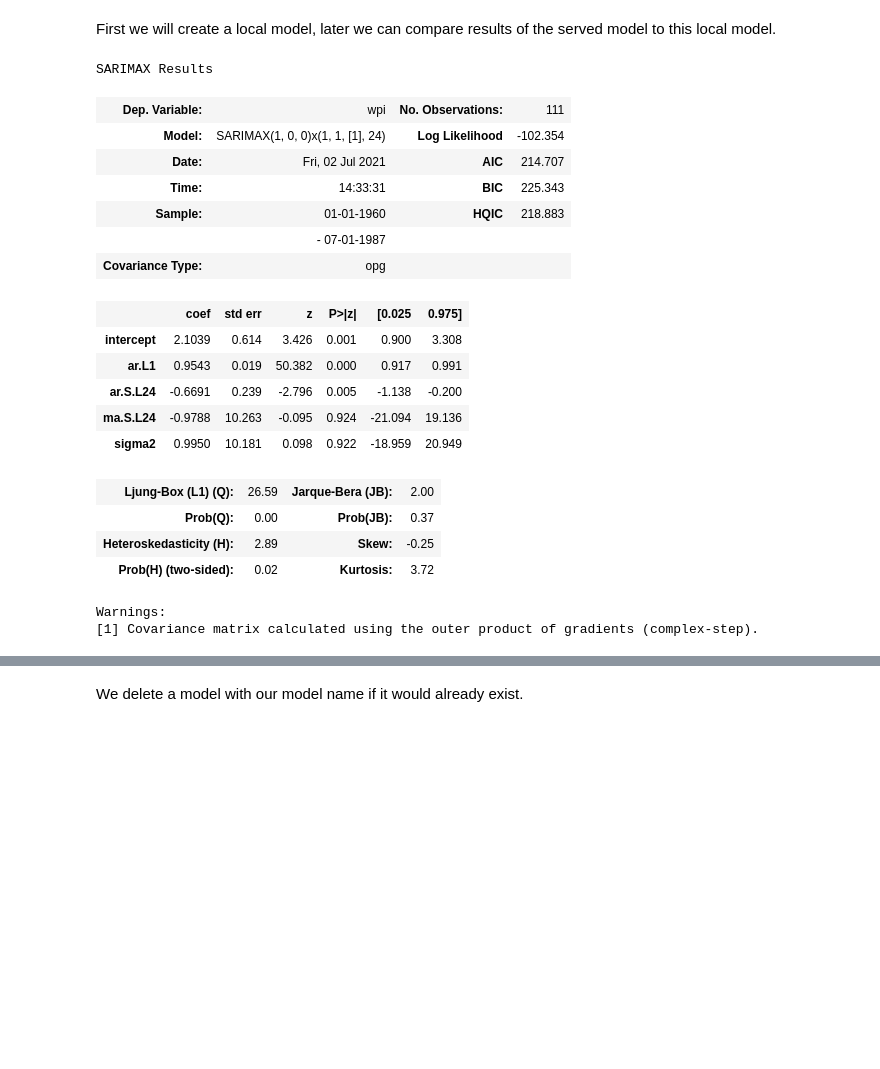
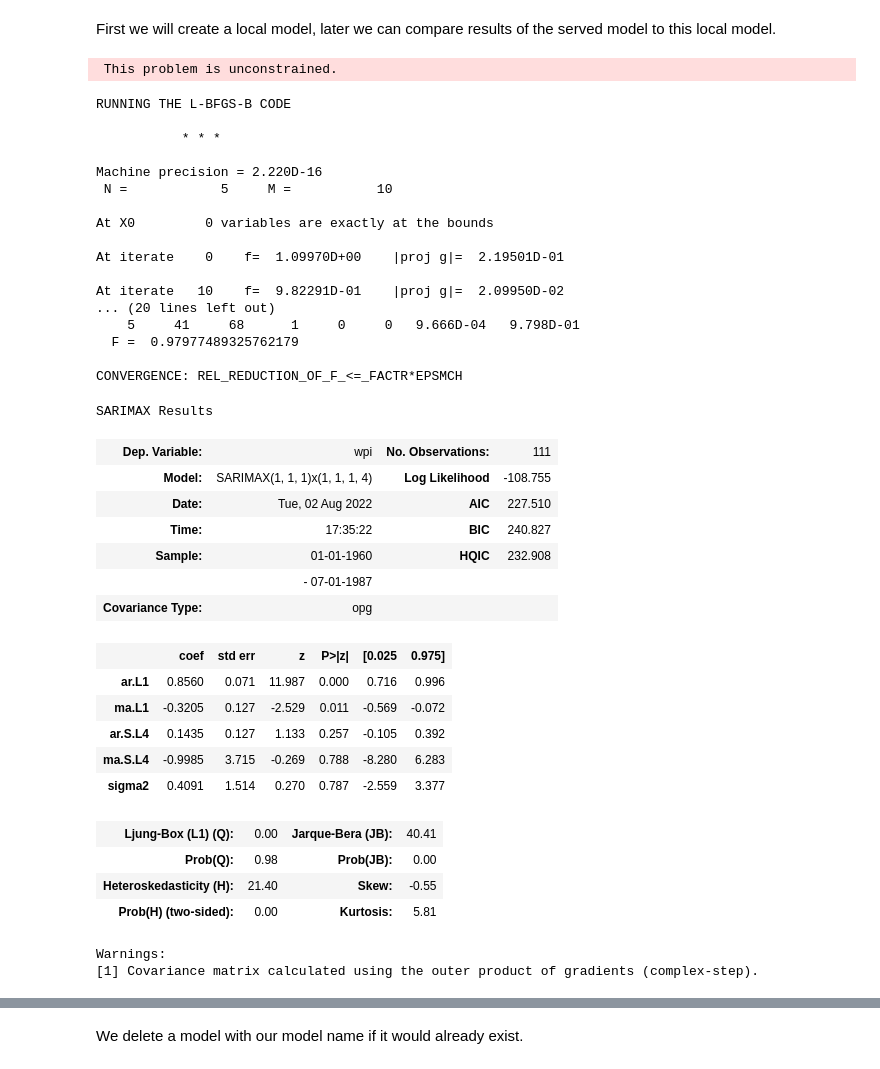
Before and after one commit to waylayio/demo-general, a Jupyter notebook: byoml/SARIMA.ipynb, the cells around one changed output, grey strips where cells are left out. Drawn from its saved outputs; the diff is of its cells as text; code cells hidden in the pictures; blank space fills up the shorter version.

```diff
--- a/byoml/SARIMA.ipynb
+++ b/byoml/SARIMA.ipynb
@@ -13,7 +15,10 @@ from requests.auth import HTTPBasicAuth
 
 from io import BytesIO
 # %%
-wpi1 = requests.get('http://www.stata-press.com/data/r12/wpi1.dta').content
+wpi1 = httpx.get('https://www.stata-press.com/data/r17/wpi1.dta').content
 data = pd.read_stata(BytesIO(wpi1))
 data.index = data.t
+# set quarter index frequency: not necessary, but suppresses warnings
+data.index.freq='QS'
+
 data = data[['wpi']]
@@ -69,31 +52,47 @@ First we will create a local model, later we can compare results of the served m
 # %%
 model = sm.tsa.SARIMAX(
     df_train,
-    seasonal_order=(1, 1, 1, 24),
-    order=(1, 0, 0),
-    trend=[1, 0, 0],
-    enforce_stationarity=False
+    seasonal_order=(1, 1, 1, 4),
+    order=(1, 1, 1),
 )
-result = model.fit(maxiter=250, disp=10)
-result.summary()
+fitted_model = model.fit(maxiter=250, disp=10)
+fitted_model.summary()
 # %% [output]
-SARIMAX Results
+ This problem is unconstrained.
+RUNNING THE L-BFGS-B CODE
+
+           * * *
+
+Machine precision = 2.220D-16
+ N =            5     M =           10
+
+At X0         0 variables are exactly at the bounds
+
+At iterate    0    f=  1.09970D+00    |proj g|=  2.19501D-01
+
+At iterate   10    f=  9.82291D-01    |proj g|=  2.09950D-02
+... (20 lines left out)
+    5     41     68      1     0     0   9.666D-04   9.798D-01
+  F =  0.97977489325762179
+
+CONVERGENCE: REL_REDUCTION_OF_F_<=_FACTR*EPSMCH
+SARIMAX Results
 | Dep. Variable: | wpi | No. Observations: | 111 |
-| Model: | SARIMAX(1, 0, 0)x(1, 1, [1], 24) | Log Likelihood | -102.354 |
-| Date: | Fri, 02 Jul 2021 | AIC | 214.707 |
-| Time: | 14:33:31 | BIC | 225.343 |
-| Sample: | 01-01-1960 | HQIC | 218.883 |
+| Model: | SARIMAX(1, 1, 1)x(1, 1, 1, 4) | Log Likelihood | -108.755 |
+| Date: | Tue, 02 Aug 2022 | AIC | 227.510 |
+| Time: | 17:35:22 | BIC | 240.827 |
+| Sample: | 01-01-1960 | HQIC | 232.908 |
 |  | - 07-01-1987 |  |  |
 | Covariance Type: | opg |  |  |
 |  | coef | std err | z | P>|z| | [0.025 | 0.975] |
-| intercept | 2.1039 | 0.614 | 3.426 | 0.001 | 0.900 | 3.308 |
-| ar.L1 | 0.9543 | 0.019 | 50.382 | 0.000 | 0.917 | 0.991 |
-| ar.S.L24 | -0.6691 | 0.239 | -2.796 | 0.005 | -1.138 | -0.200 |
-| ma.S.L24 | -0.9788 | 10.263 | -0.095 | 0.924 | -21.094 | 19.136 |
-| sigma2 | 0.9950 | 10.181 | 0.098 | 0.922 | -18.959 | 20.949 |
+| ar.L1 | 0.8560 | 0.071 | 11.987 | 0.000 | 0.716 | 0.996 |
+| ma.L1 | -0.3205 | 0.127 | -2.529 | 0.011 | -0.569 | -0.072 |
+| ar.S.L4 | 0.1435 | 0.127 | 1.133 | 0.257 | -0.105 | 0.392 |
+| ma.S.L4 | -0.9985 | 3.715 | -0.269 | 0.788 | -8.280 | 6.283 |
+| sigma2 | 0.4091 | 1.514 | 0.270 | 0.787 | -2.559 | 3.377 |
-| Ljung-Box (L1) (Q): | 26.59 | Jarque-Bera (JB): | 2.00 |
-| Prob(Q): | 0.00 | Prob(JB): | 0.37 |
-| Heteroskedasticity (H): | 2.89 | Skew: | -0.25 |
-| Prob(H) (two-sided): | 0.02 | Kurtosis: | 3.72 |
+| Ljung-Box (L1) (Q): | 0.00 | Jarque-Bera (JB): | 40.41 |
+| Prob(Q): | 0.98 | Prob(JB): | 0.00 |
+| Heteroskedasticity (H): | 21.40 | Skew: | -0.55 |
+| Prob(H) (two-sided): | 0.00 | Kurtosis: | 5.81 |
-Warnings:
-[1] Covariance matrix calculated using the outer product of gradients (complex-step).
+Warnings:
+[1] Covariance matrix calculated using the outer product of gradients (complex-step).
```
Also changed, not shown: parts of 40 cells of this notebook, 43 other files.
